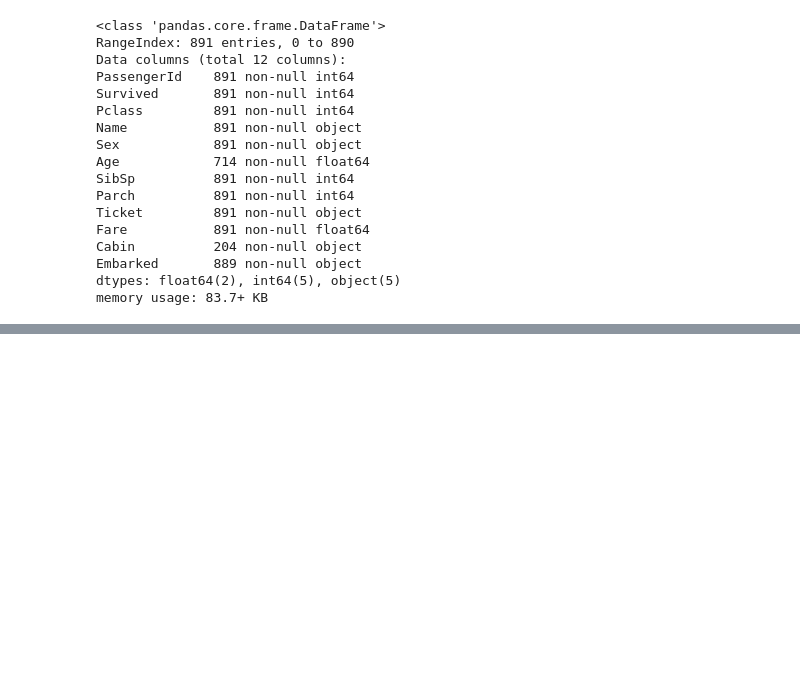
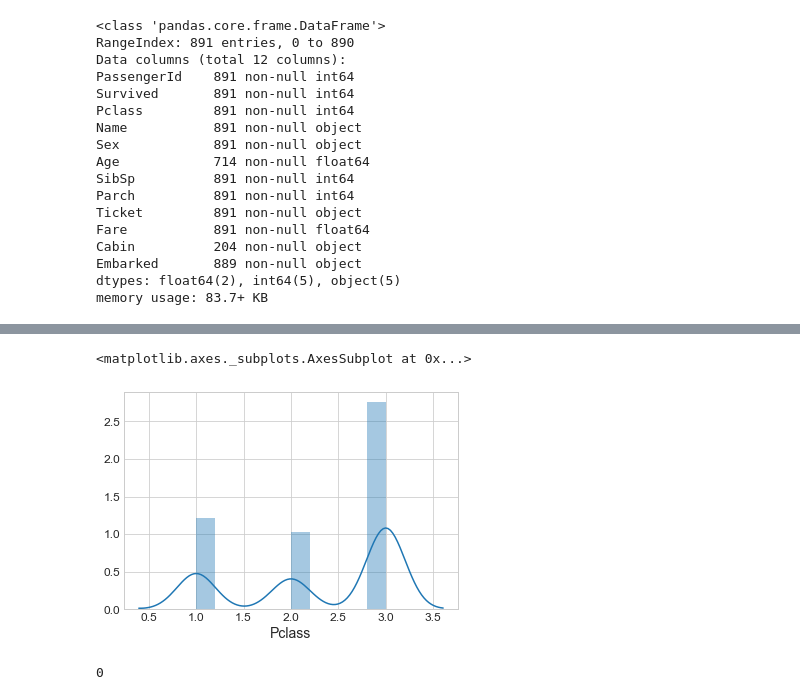
Before and after one commit to StarkAndroid/Titanic, a Jupyter notebook: Titanic.ipynb, the cells around one changed output, grey strips where cells are left out. Cells and saved outputs as stored; diff of their text form; code cells hidden in the pictures; blank space fills up the shorter version.

```diff
--- a/Titanic.ipynb
+++ b/Titanic.ipynb
@@ -68,0 +172,11 @@ memory usage: 83.7+ KB
+# %%
+sns.distplot(train_dataset["Pclass"])
+# %% [output]
+<matplotlib.axes._subplots.AxesSubplot at 0x...>
+[figure, added]
+# %%
+# How many values are missing?
+
+train_dataset["Pclass"].isnull().sum()
+# %% [output]
+0
```
Also changed, not shown: parts of 53 cells of this notebook.
